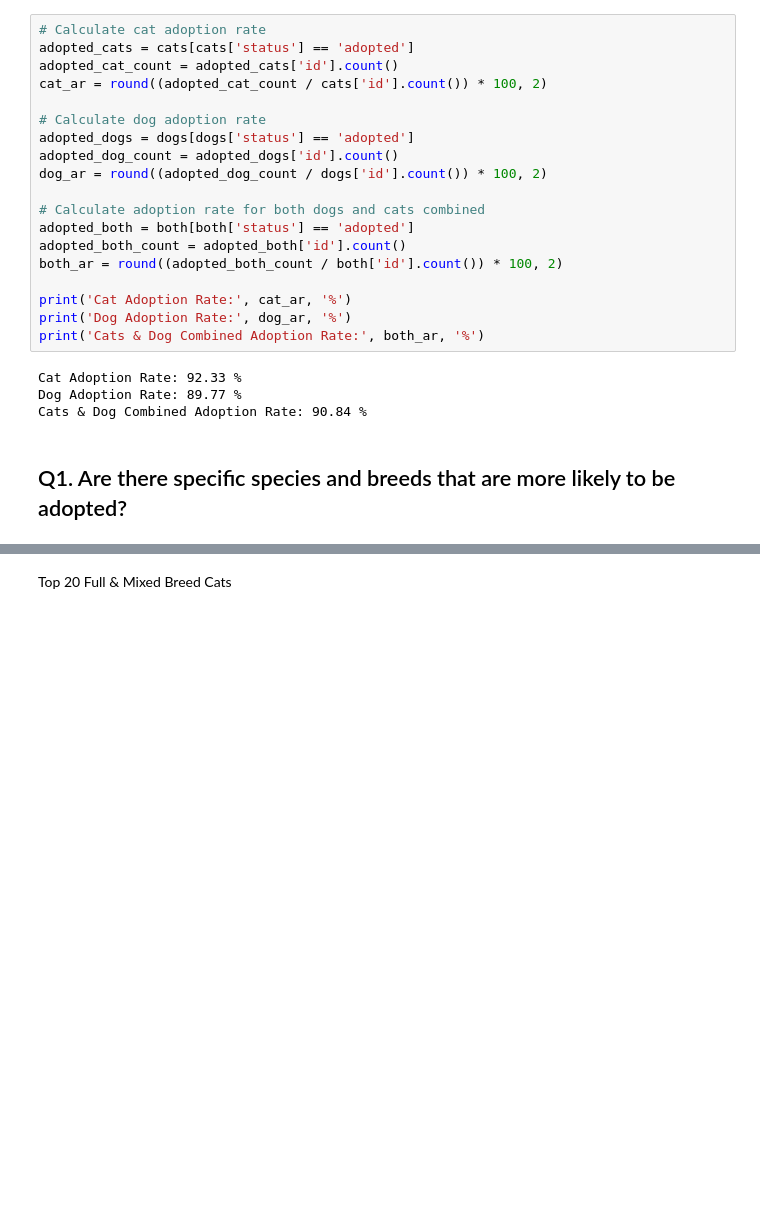
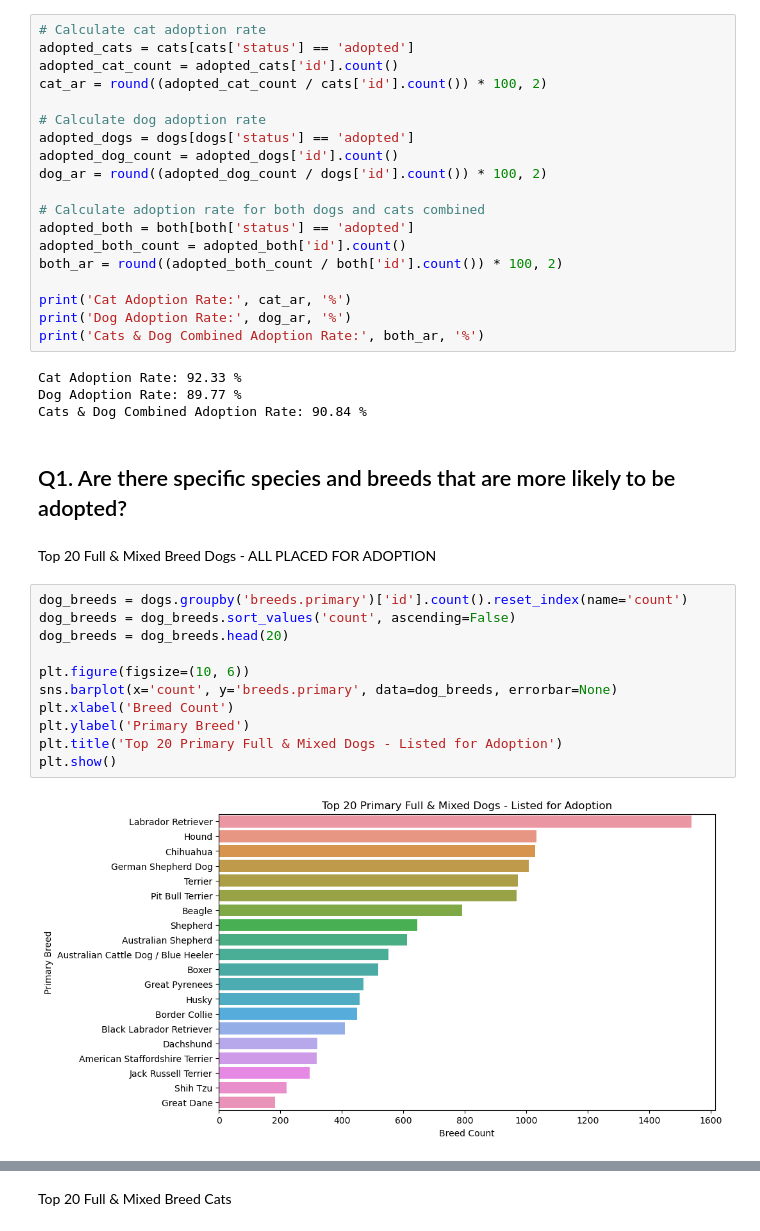
Before and after one commit to elisianguyen/2023-Tennessee-Adoption-Dynamics, a Jupyter notebook: notebooks/pet_adoption_analysis_mvp.ipynb, the cells around one changed output, grey strips where cells are left out. Cells and saved outputs as stored; diff of their text form; blank space fills up the shorter version.

```diff
--- a/notebooks/pet_adoption_analysis_mvp.ipynb
+++ b/notebooks/pet_adoption_analysis_mvp.ipynb
@@ -686,3 +705,18 @@ Dog Adoption Rate: 89.77 %
 Cats & Dog Combined Adoption Rate: 90.84 %
 # %% [markdown]
 ## Q1. Are there specific species and breeds that are more likely to be adopted?
+# %% [markdown]
+Top 20 Full & Mixed Breed Dogs - ALL PLACED FOR ADOPTION
+# %%
+dog_breeds = dogs.groupby('breeds.primary')['id'].count().reset_index(name='count')
+dog_breeds = dog_breeds.sort_values('count', ascending=False)
+dog_breeds = dog_breeds.head(20)
+
+plt.figure(figsize=(10, 6))
+sns.barplot(x='count', y='breeds.primary', data=dog_breeds, errorbar=None)
+plt.xlabel('Breed Count')
+plt.ylabel('Primary Breed')
+plt.title('Top 20 Primary Full & Mixed Dogs - Listed for Adoption')
+plt.show()
+# %% [output]
+[figure, added]
```
Also changed, not shown: parts of 12 cells of this notebook.
